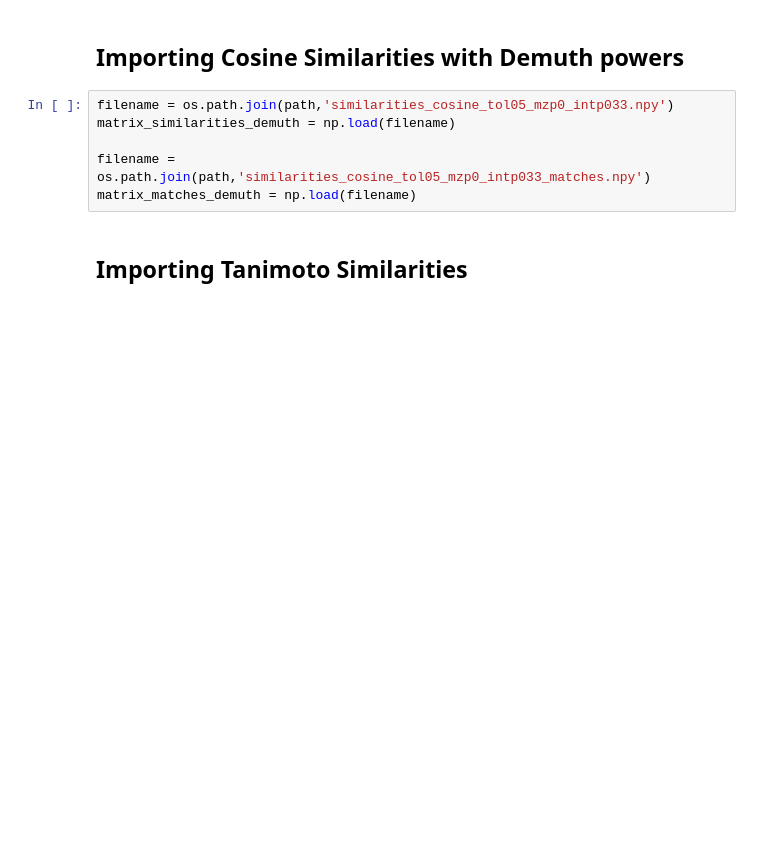
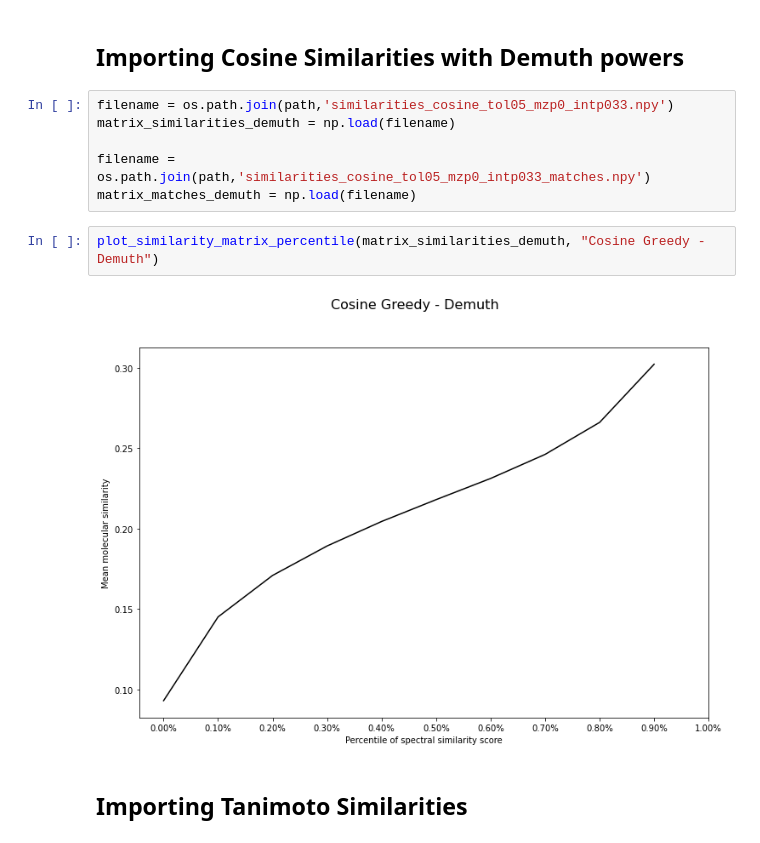
Before and after one commit to efrain2010/spec2vec_gcms_data_analysis, a Jupyter notebook: notebooks/Compare the different scores.ipynb, the cells around one changed output. Drawn from its saved outputs; the diff is of its cells as text; blank space fills up the shorter version.

```diff
--- a/notebooks/Compare the different scores.ipynb
+++ b/notebooks/Compare the different scores.ipynb
@@ -85,6 +70,10 @@ matrix_similarities_demuth = np.load(filename)
 
 filename = os.path.join(path,'similarities_cosine_tol05_mzp0_intp033_matches.npy')
 matrix_matches_demuth = np.load(filename)
+# %%
+plot_similarity_matrix_percentile(matrix_similarities_demuth, "Cosine Greedy - Demuth")
+# %% [output]
+[figure, added]
 # %% [markdown]
 ## Importing Tanimoto Similarities
 # %%
```
Also changed, not shown: parts of 9 cells of this notebook.
